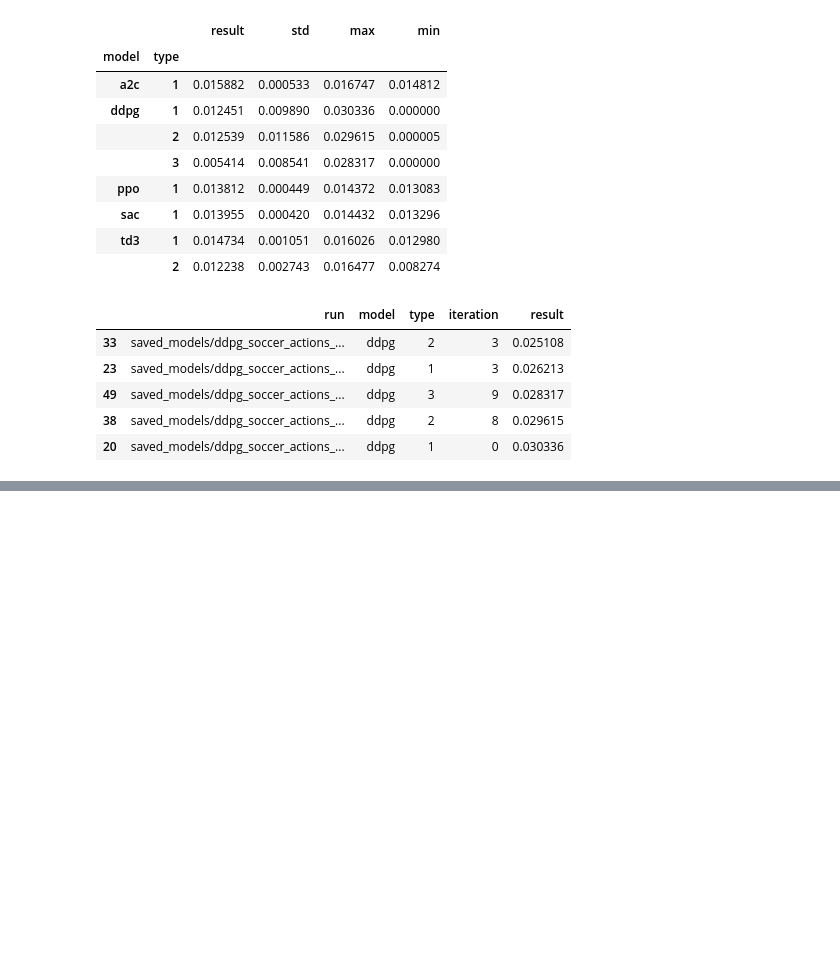
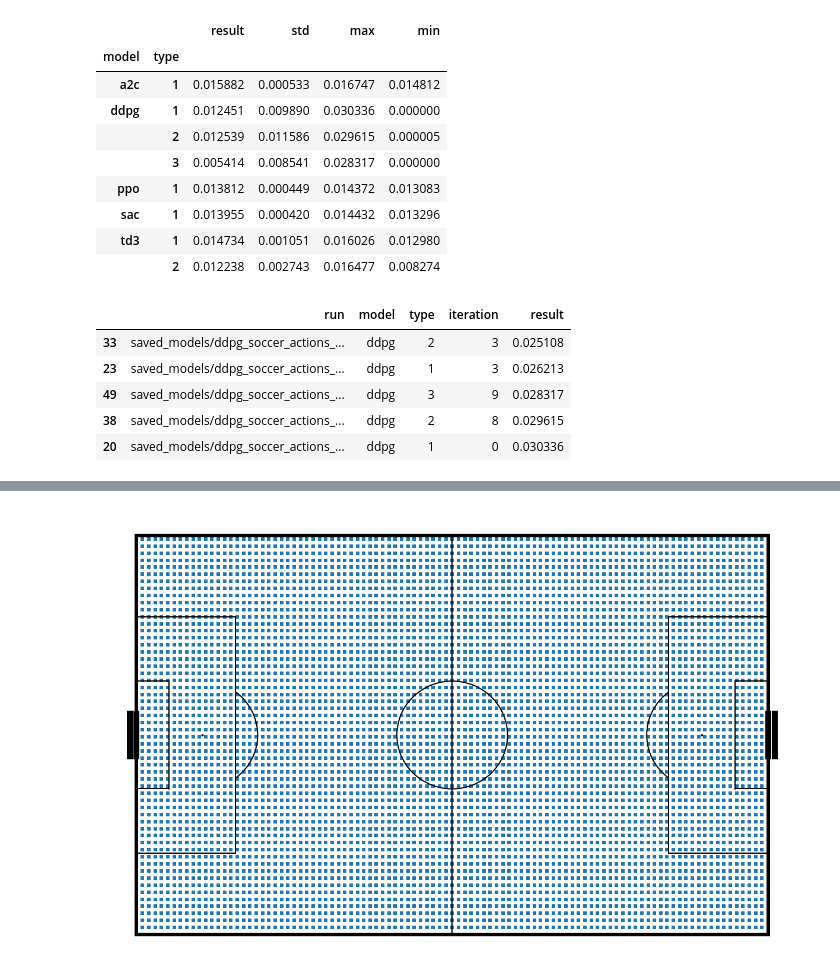
Before and after one commit to nvsclub/SoccerActionsSim, a Jupyter notebook: 012 Results from test.ipynb, the cells around one changed output, grey strips where cells are left out. Saved outputs shown, nothing was run; the diff lists cells and outputs as text; code cells hidden in the pictures; blank space fills up the shorter version.

```diff
--- a/012 Results from test.ipynb
+++ b/012 Results from test.ipynb
@@ -79,0 +95,5 @@ visualize_model(model)
+# %%
+model = TD3.load('saved_models/td3_soccer_actions_env_1_0')
+visualize_model(model);
+# %% [output]
+[figure, added]
```
Also changed, not shown: parts of 4 cells of this notebook, 9 other files.
